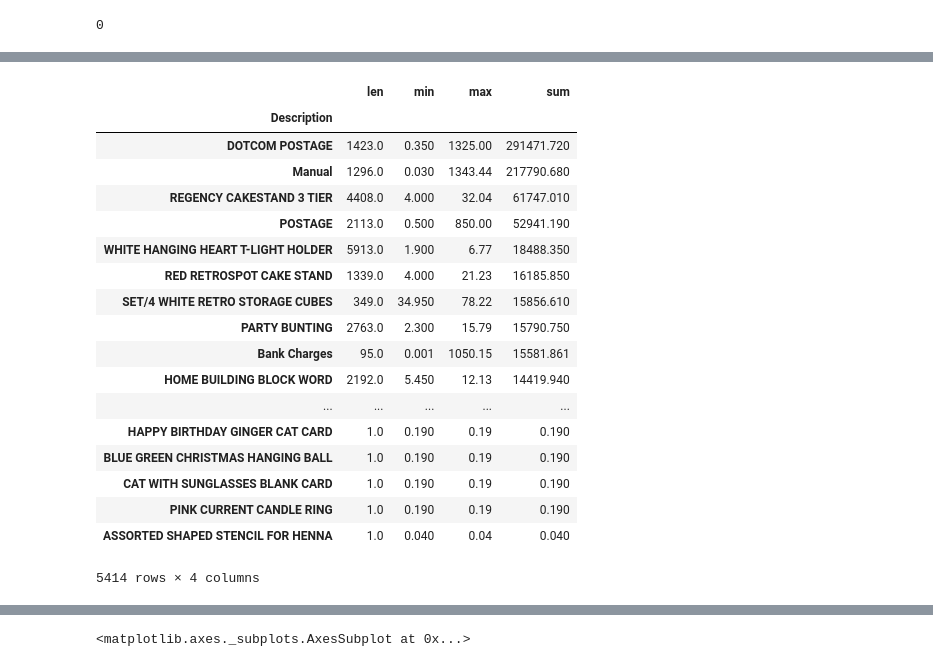
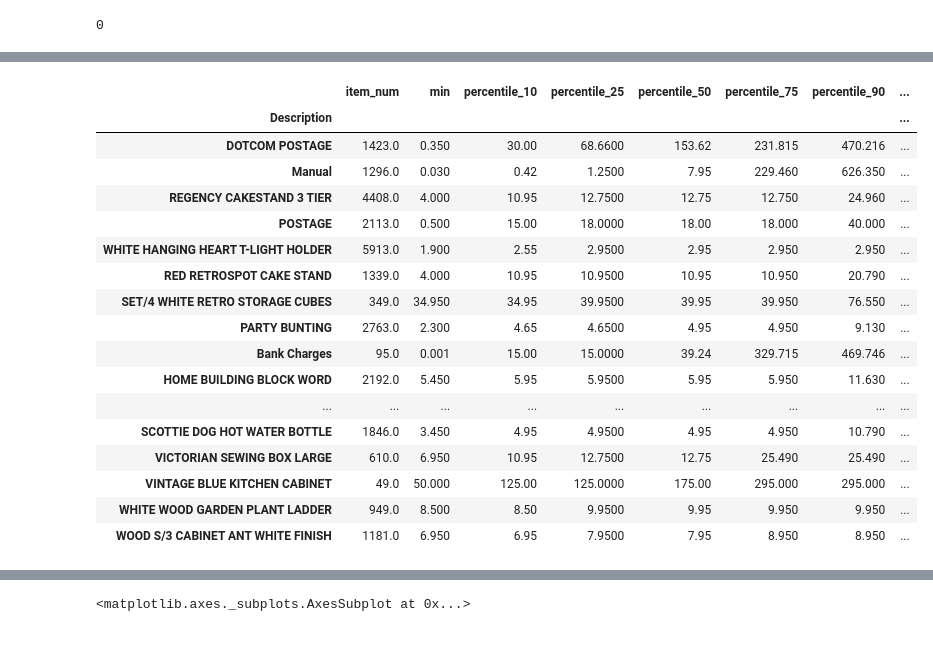
Before and after one commit to franzoni/proton-Hands-on_task_Senior_Data_Scientist, a Jupyter notebook: proton-EDA.ipynb, the cells around one changed output, grey strips where cells are left out. Cells and saved outputs as stored; diff of their text form; code cells hidden in the pictures.

Commit message:
single item work done; moving to transactions nwo

```diff
--- a/proton-EDA.ipynb
+++ b/proton-EDA.ipynb
@@ -310,11 +299,38 @@ def is_price_unique(row):
         print('--> NOT the same')
     return row
 # https://stackoverflow.com/questions/27474921/compare-two-columns-using-pandas
-a = df.loc[ df.IsOrdinaryItem==1 ].groupby('Description').Price.agg([len,min,max,sum]) \
-                                  .sort_values(by=['sum'],ascending=False)             \
 
-b=a.apply(is_price_unique, axis='columns')
-b
+#a = df.loc[ df.IsOrdinaryItem==1 ].groupby('Description').Price.agg([len,min,max,sum]) \
+#                                  .sort_values(by=['sum'],ascending=False)             \
+
+#b=a.apply(is_price_unique, axis='columns')
+#b
+
+# IN THE MAKING
 # TO DO: make a spectrum of the price for each element in the cathalogue
+
+# https://stackoverflow.com/questions/17578115/pass-percentiles-to-pandas-agg-function
+import numpy as np
+def percentile(n):
+    def percentile_(x):
+        return np.percentile(x, n)
+    percentile_.__name__ = 'percentile_%s' % n
+    return percentile_
+
+df_items = df.loc[ df.IsOrdinaryItem==1 ].groupby('Description')        \
+                         .Price.agg([len,min,           \
+                                    percentile(10),    \
+                                    percentile(25),    \
+                                    percentile(50),    \
+                                    percentile(75),    \
+                                    percentile(90),    \
+                                    max,sum])          \
+                                    .rename(columns={"sum": "item_revenue","len":"item_num"})
+
+# this is an indication of the spread of the price of a given item
+df_items['percentile_7525'] = df_items['percentile_75'] / df_items['percentile_25']
+df_items['percentile_9010'] = df_items['percentile_90'] / df_items['percentile_10']
+
+df_items.loc[ df_items['item_revenue']>10000  ].sort_values(by=['item_revenue'],ascending=False)
 # %% [output]
 Several ordinary items are sold at different prieces; what fraction have different prices and what fraction has identical price?
@@ -337,19 +337,18 @@ sum    291471.72
-|  | len | min | max | sum |
-| Description |  |  |  |  |
-| DOTCOM POSTAGE | 1423.0 | 0.350 | 1325.00 | 291471.720 |
-| Manual | 1296.0 | 0.030 | 1343.44 | 217790.680 |
-| REGENCY CAKESTAND 3 TIER | 4408.0 | 4.000 | 32.04 | 61747.010 |
-| POSTAGE | 2113.0 | 0.500 | 850.00 | 52941.190 |
-| WHITE HANGING HEART T-LIGHT HOLDER | 5913.0 | 1.900 | 6.77 | 18488.350 |
-| RED RETROSPOT CAKE STAND | 1339.0 | 4.000 | 21.23 | 16185.850 |
-| SET/4 WHITE RETRO STORAGE CUBES | 349.0 | 34.950 | 78.22 | 15856.610 |
-| PARTY BUNTING | 2763.0 | 2.300 | 15.79 | 15790.750 |
-| Bank Charges | 95.0 | 0.001 | 1050.15 | 15581.861 |
-| HOME BUILDING BLOCK WORD | 2192.0 | 5.450 | 12.13 | 14419.940 |
-| ... | ... | ... | ... | ... |
-| HAPPY BIRTHDAY GINGER CAT CARD | 1.0 | 0.190 | 0.19 | 0.190 |
-| BLUE GREEN CHRISTMAS HANGING BALL | 1.0 | 0.190 | 0.19 | 0.190 |
-| CAT WITH SUNGLASSES BLANK CARD | 1.0 | 0.190 | 0.19 | 0.190 |
-| PINK CURRENT CANDLE RING | 1.0 | 0.190 | 0.19 | 0.190 |
-| ASSORTED SHAPED STENCIL FOR HENNA | 1.0 | 0.040 | 0.04 | 0.040 |
+|  | item_num | min | percentile_10 | percentile_25 | percentile_50 | percentile_75 | percentile_90 | ... |
+| Description |  |  |  |  |  |  |  | ... |
+| DOTCOM POSTAGE | 1423.0 | 0.350 | 30.00 | 68.6600 | 153.62 | 231.815 | 470.216 | ... |
+| Manual | 1296.0 | 0.030 | 0.42 | 1.2500 | 7.95 | 229.460 | 626.350 | ... |
+| REGENCY CAKESTAND 3 TIER | 4408.0 | 4.000 | 10.95 | 12.7500 | 12.75 | 12.750 | 24.960 | ... |
+| POSTAGE | 2113.0 | 0.500 | 15.00 | 18.0000 | 18.00 | 18.000 | 40.000 | ... |
+| WHITE HANGING HEART T-LIGHT HOLDER | 5913.0 | 1.900 | 2.55 | 2.9500 | 2.95 | 2.950 | 2.950 | ... |
+| RED RETROSPOT CAKE STAND | 1339.0 | 4.000 | 10.95 | 10.9500 | 10.95 | 10.950 | 20.790 | ... |
+| SET/4 WHITE RETRO STORAGE CUBES | 349.0 | 34.950 | 34.95 | 39.9500 | 39.95 | 39.950 | 76.550 | ... |
+| PARTY BUNTING | 2763.0 | 2.300 | 4.65 | 4.6500 | 4.95 | 4.950 | 9.130 | ... |
+| Bank Charges | 95.0 | 0.001 | 15.00 | 15.0000 | 39.24 | 329.715 | 469.746 | ... |
+| HOME BUILDING BLOCK WORD | 2192.0 | 5.450 | 5.95 | 5.9500 | 5.95 | 5.950 | 11.630 | ... |
+| ... | ... | ... | ... | ... | ... | ... | ... | ... |
+| SCOTTIE DOG HOT WATER BOTTLE | 1846.0 | 3.450 | 4.95 | 4.9500 | 4.95 | 4.950 | 10.790 | ... |
+| VICTORIAN SEWING BOX LARGE | 610.0 | 6.950 | 10.95 | 12.7500 | 12.75 | 25.490 | 25.490 | ... |
+| VINTAGE BLUE KITCHEN CABINET | 49.0 | 50.000 | 125.00 | 125.0000 | 175.00 | 295.000 | 295.000 | ... |
+| WHITE WOOD GARDEN PLANT LADDER | 949.0 | 8.500 | 8.50 | 9.9500 | 9.95 | 9.950 | 9.950 | ... |
+| WOOD S/3 CABINET ANT WHITE FINISH | 1181.0 | 6.950 | 6.95 | 7.9500 | 7.95 | 8.950 | 8.950 | ... |
-5414 rows × 4 columns
```
Also changed, not shown: parts of 12 cells of this notebook.
